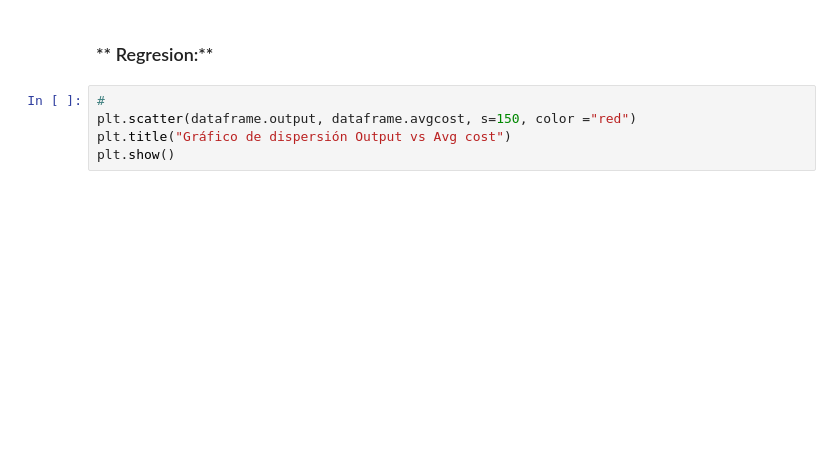
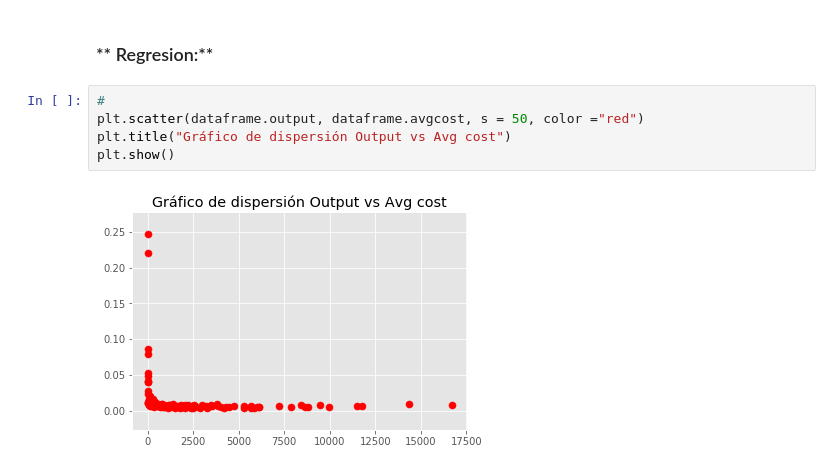
Before and after one commit to benjov/Econometria-II-2021, a Jupyter notebook: Clase_01_RegresionLineal/Regresion_Lineal.ipynb, the cells around one changed output. Saved outputs shown, nothing was run; the diff lists cells and outputs as text; blank space fills up the shorter version.

```diff
--- a/Clase_01_RegresionLineal/Regresion_Lineal.ipynb
+++ b/Clase_01_RegresionLineal/Regresion_Lineal.ipynb
@@ -172,8 +231,10 @@ plt.show()
 ### ** Regresion:**
 # %%
 #
-plt.scatter(dataframe.output, dataframe.avgcost, s=150, color ="red")
+plt.scatter(dataframe.output, dataframe.avgcost, s = 50, color ="red")
 plt.title("Gráfico de dispersión Output vs Avg cost")
 plt.show()
+# %% [output]
+[figure, added]
 # %%
 #
```
Also changed, not shown: parts of 14 cells of this notebook.
